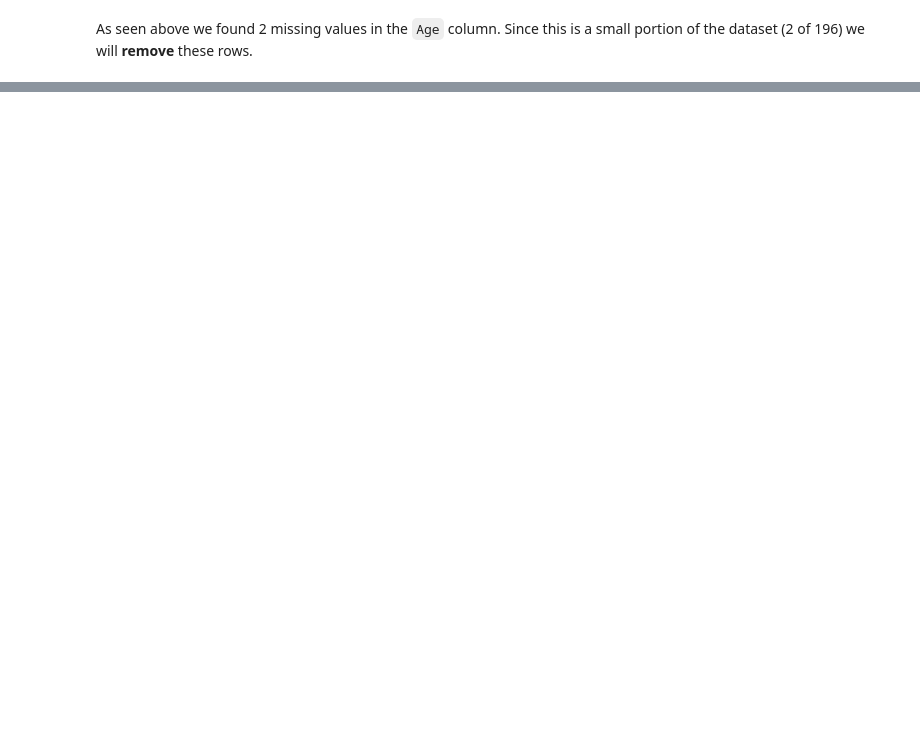
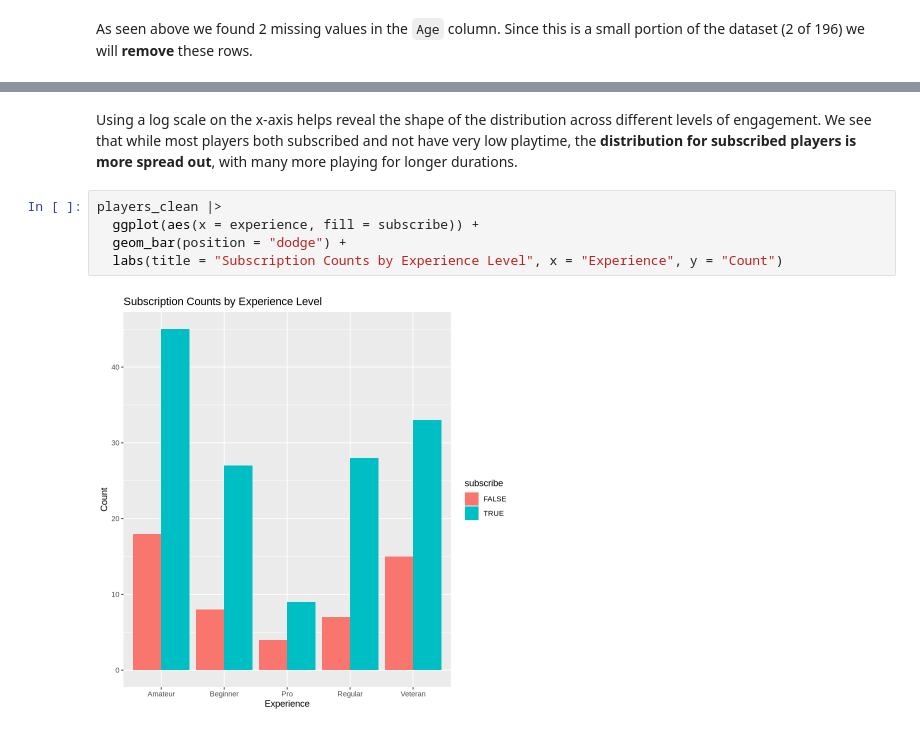
Before and after one commit to Rileyuwu/DSCII100Project, a Jupyter notebook: ProjMain.ipynb, the cells around one changed output, grey strips where cells are left out. Cells and saved outputs as stored; diff of their text form; blank space fills up the shorter version.

```diff
--- a/ProjMain.ipynb
+++ b/ProjMain.ipynb
@@ -227,0 +248,9 @@ A spec_tbl_df: 194 × 7
+# %% [markdown]
+Using a log scale on the x-axis helps reveal the shape of the distribution across different levels of engagement. We see that while most players both subscribed and not have very low playtime, the **distribution for subscribed players is more spread out**, with many more playing for longer durations.
+# %%
+players_clean |>
+  ggplot(aes(x = experience, fill = subscribe)) +
+  geom_bar(position = "dodge") +
+  labs(title = "Subscription Counts by Experience Level", x = "Experience", y = "Count")
+# %% [output]
+[figure, added]
```
Also changed, not shown: parts of 15 cells of this notebook.
